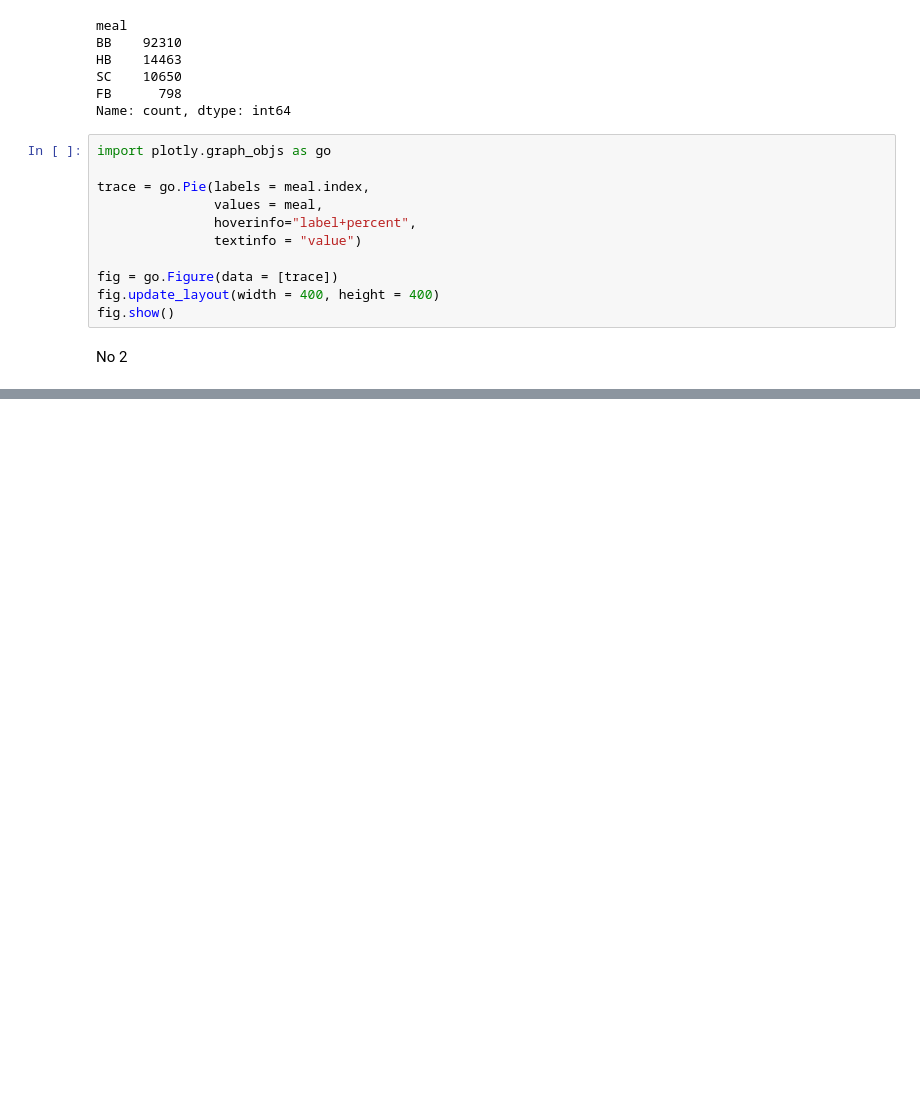
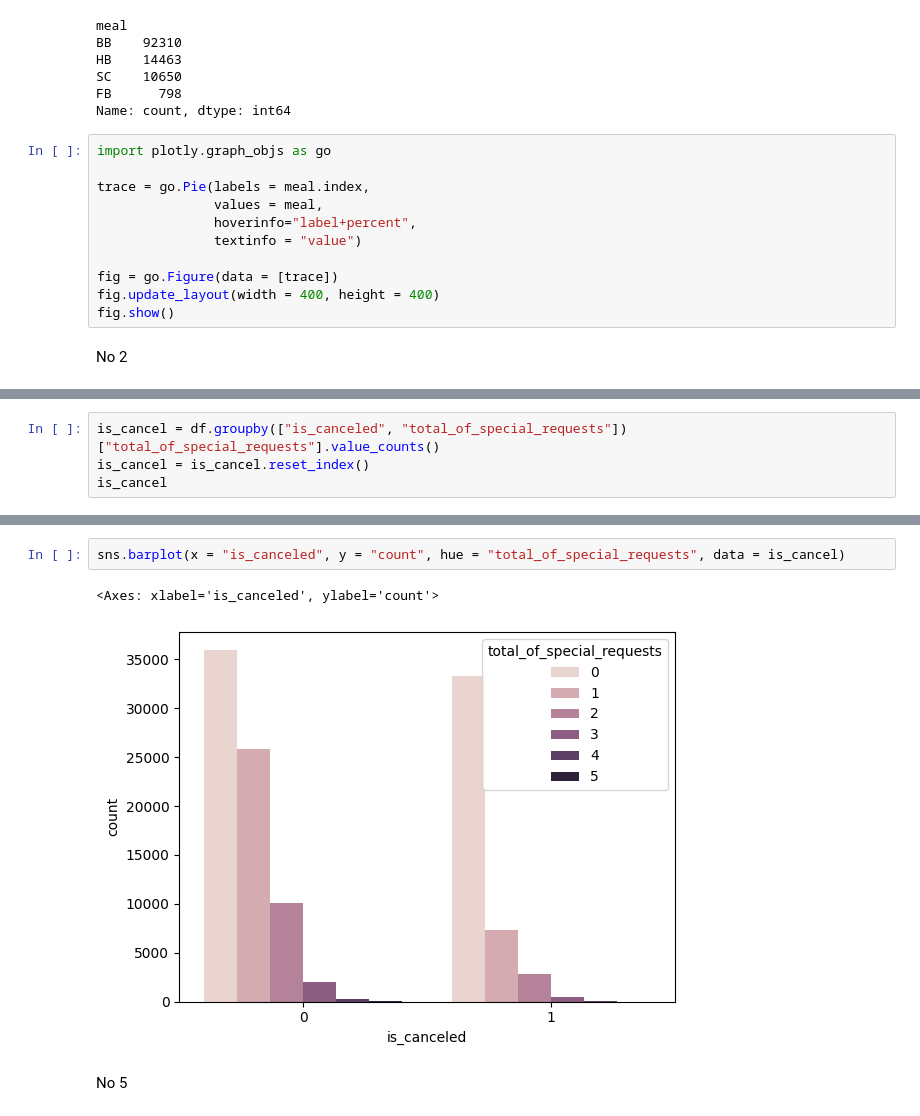
Before and after one commit to agungsuniantara/bootcamp_batch8, a Jupyter notebook: pertemuan18.ipynb, the cells around one changed output, grey strips where cells are left out. Saved outputs shown, nothing was run; the diff lists cells and outputs as text; blank space fills up the shorter version.

```diff
--- a/pertemuan18.ipynb
+++ b/pertemuan18.ipynb
@@ -459,0 +475,4 @@ Name: count, dtype: int64
+# %%
+is_cancel = df.groupby(["is_canceled", "total_of_special_requests"])["total_of_special_requests"].value_counts()
+is_cancel = is_cancel.reset_index()
+is_cancel
@@ -459,0 +493,7 @@ Name: count, dtype: int64
+# %%
+sns.barplot(x = "is_canceled", y = "count", hue = "total_of_special_requests", data = is_cancel)
+# %% [output]
+<Axes: xlabel='is_canceled', ylabel='count'>
+[figure, added]
+# %% [markdown]
+No 5
```
Also changed, not shown: parts of 6 cells of this notebook.
